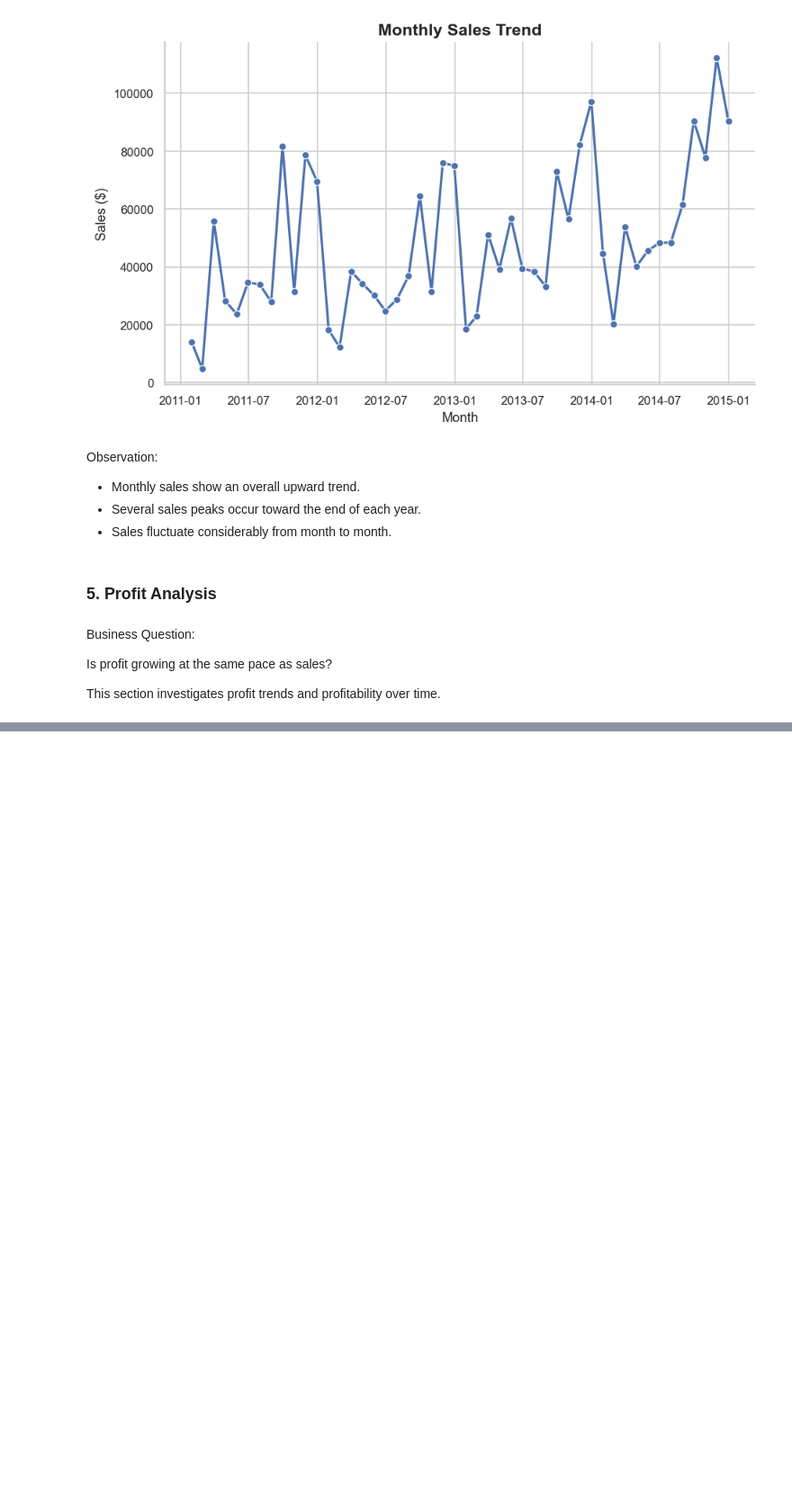
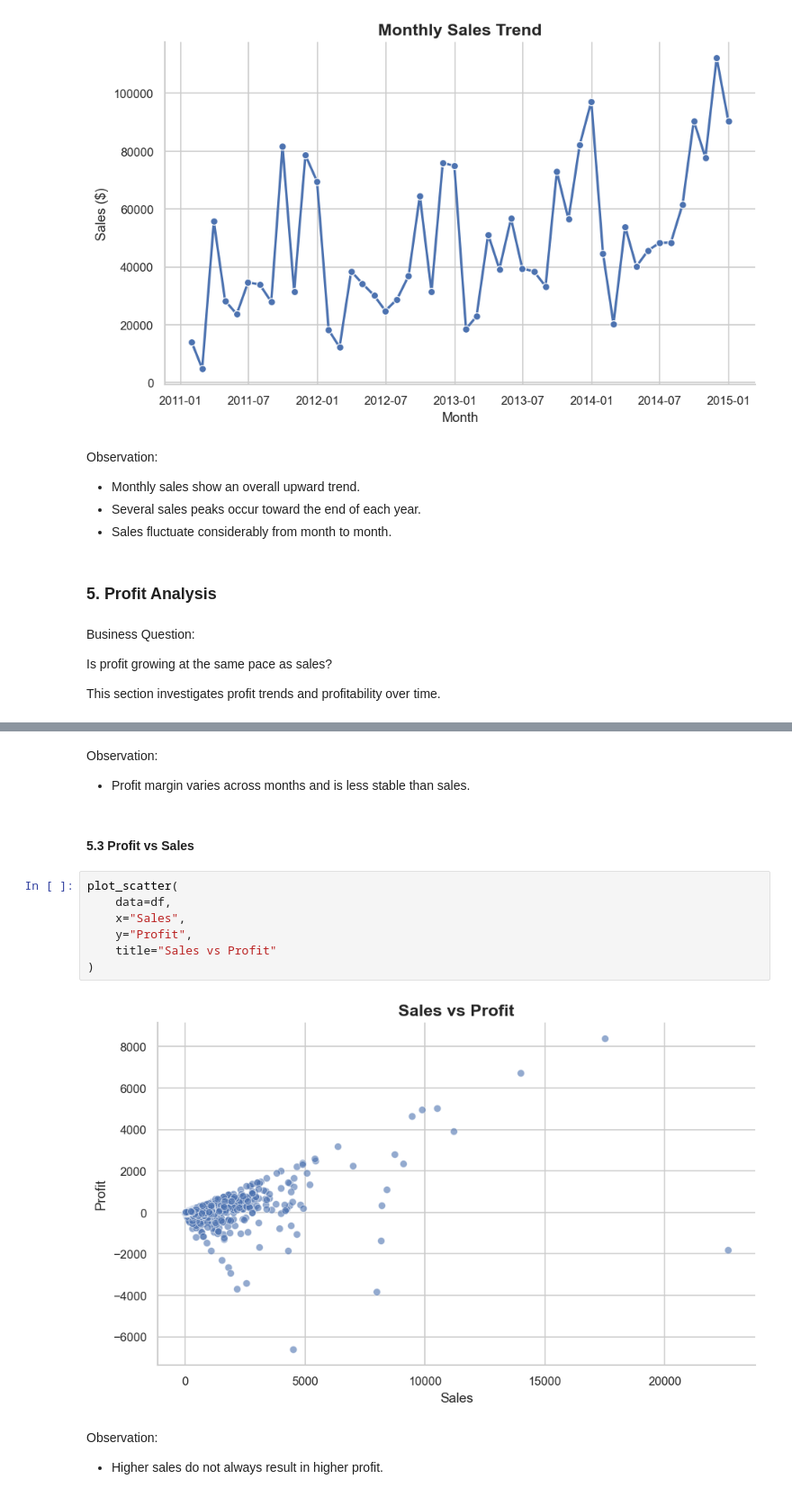
Before and after one commit to Li374/dap1_superstore_sales, a Jupyter notebook: notebooks/04_business_analysis.ipynb, the cells around one changed output, grey strips where cells are left out. Shown at 90% size. Saved outputs shown, nothing was run; the diff lists cells and outputs as text; blank space fills up the shorter version.

```diff
--- a/notebooks/04_business_analysis.ipynb
+++ b/notebooks/04_business_analysis.ipynb
@@ -123,0 +203,17 @@ This section investigates profit trends and profitability over time.
+# %% [markdown]
+Observation:
+- Profit margin varies across months and is less stable than sales.
+# %% [markdown]
+#### 5.3 Profit vs Sales
+# %%
+plot_scatter(
+    data=df,
+    x="Sales",
+    y="Profit",
+    title="Sales vs Profit"
+)
+# %% [output]
+[figure, added]
+# %% [markdown]
+Observation:
+- Higher sales do not always result in higher profit.
```
Also changed, not shown: parts of 9 cells of this notebook, 1 other file.
